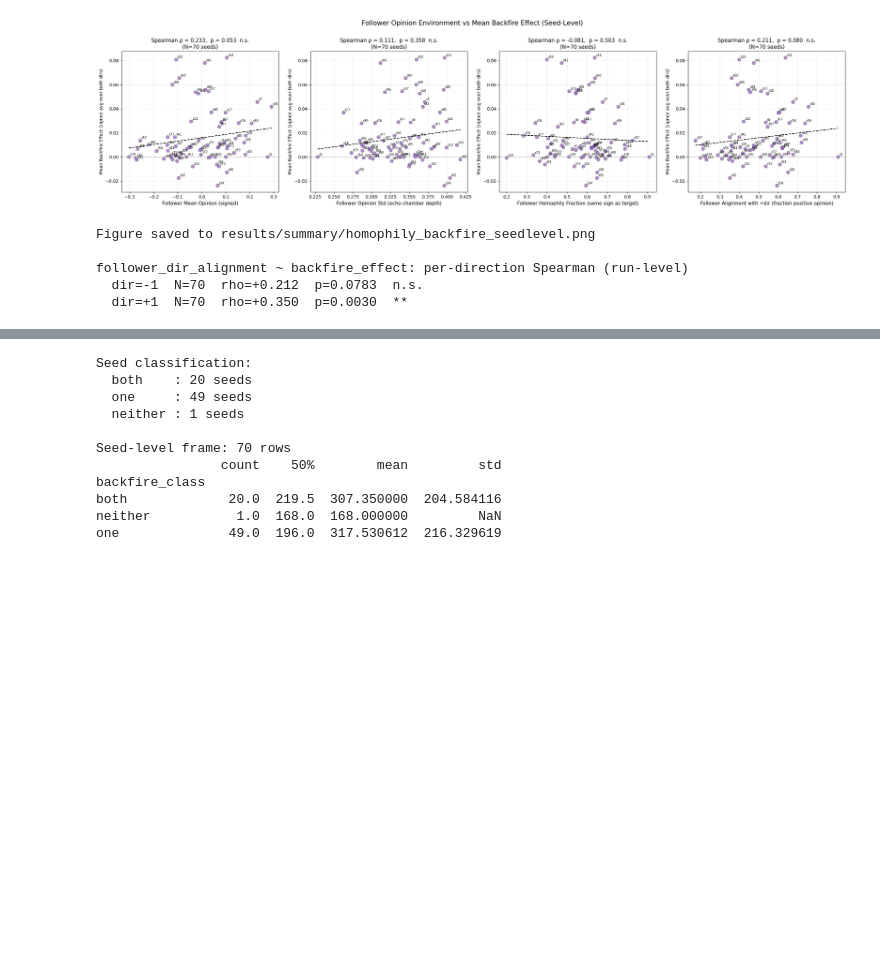
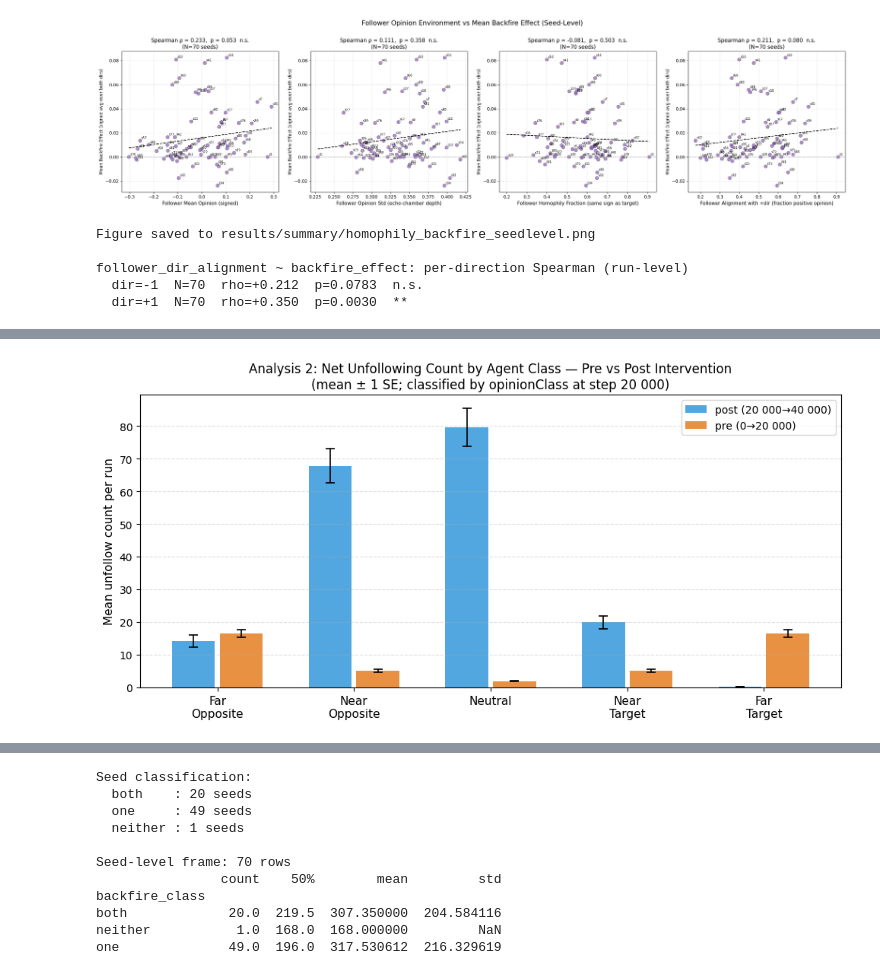
Before and after one commit to tooooomoya/manipulation-backfire-model, a Jupyter notebook: structural-backfire-analysis.ipynb, the cells around one changed output, grey strips where cells are left out. Saved outputs shown, nothing was run; the diff lists cells and outputs as text; code cells hidden in the pictures; blank space fills up the shorter version.

```diff
--- a/structural-backfire-analysis.ipynb
+++ b/structural-backfire-analysis.ipynb
@@ -567,0 +744,95 @@ follower_dir_alignment ~ backfire_effect: per-direction Spearman (run-level)
+# %%
+# ---------------------------------------------------------------------------
+# Analysis 2: Net unfollowing count by class
+#   pre  = agents who followed at step 0 but NOT at step 20 000
+#   post = agents who followed at step 20 000 but NOT at step 40 000
+# Comparison windows (0-20 000 vs 20 000-40 000) are equal-length for fair
+# comparison.  Unfollowers are classified by their opinionClass at step 20 000
+# (the last pre-intervention snapshot) mapped to direction-relative groups.
+# ---------------------------------------------------------------------------
+unfollow_records = []
+print('Analysis 2: collecting unfollow counts ...')
+
+for run_dir in run_dirs:
+    dirname = os.path.basename(run_dir)
+    m = re.match(r'run_(\d+)_dir_([+-]?\d+\.?\d*)', dirname)
+    if not m: continue
+    seed, target_sign = int(m.group(1)), float(m.group(2))
+    if seed not in set(SEEDS): continue
+
+    fp_20k = _gexf_path(run_dir, 20000)
+    if not fp_20k: continue
+    G_20k, target_ids, agents_20k = _parse_gexf_full(fp_20k)
+    if not target_ids or G_20k is None: continue
+    tid = target_ids[0]
+
+    def _cls(nid):
+        oc = agents_20k.get(nid, {}).get('opinionclass', -1)
+        return _POS_MAP[target_sign].get(oc, 'unknown') if oc in range(5) else 'unknown'
+
+    fol_20k = set(G_20k.predecessors(tid)) if tid in G_20k else set()
+
+    fp_0 = _gexf_path(run_dir, 0)
+    fol_0 = set()
+    if fp_0:
+        G_0, _, _ = _parse_gexf_full(fp_0)
+        if G_0 is not None and tid in G_0:
+            fol_0 = set(G_0.predecessors(tid))
+
+    fp_40k = _gexf_path(run_dir, 40000)
+    fol_40k = set()
+    if fp_40k:
+        G_40k, _, _ = _parse_gexf_full(fp_40k)
+        if G_40k is not None and tid in G_40k:
+            fol_40k = set(G_40k.predecessors(tid))
+
+    for window, unfol in [('pre (0→20 000)',        fol_0   - fol_20k),
+                           ('post (20 000→40 000)',  fol_20k - fol_40k)]:
+        counts = {g: 0 for g in GROUP_ORDER}
+        for nid in unfol:
+            grp = _cls(nid)
+            if grp in counts:
+                counts[grp] += 1
+        for grp in GROUP_ORDER:
+            unfollow_records.append({
+                'seed': seed, 'target_sign': target_sign,
+                'window': window, 'relative_group': grp, 'count': counts[grp],
+            })
+
+df_unfollow = pd.DataFrame(unfollow_records)
+_gb_uf = df_unfollow.groupby(['window', 'relative_group'])['count']
+pivot_uf    = _gb_uf.mean().unstack('relative_group')[GROUP_ORDER]
+pivot_uf_se = _gb_uf.sem() .unstack('relative_group')[GROUP_ORDER]
+
+_ekw = dict(elinewidth=1.2, ecolor='k', capthick=1.2)
+x = np.arange(len(GROUP_ORDER))
+windows_uf = list(pivot_uf.index)
+width = 0.7 / len(windows_uf)
+colors_uf = ['#3498db', '#e67e22']
+
+fig, ax = plt.subplots(figsize=(10, 5))
+for wi, (win, color) in enumerate(zip(windows_uf, colors_uf)):
+    offset = (wi - (len(windows_uf) - 1) / 2) * width
+    ax.bar(x + offset, pivot_uf.loc[win].values, width * 0.9,
+           yerr=pivot_uf_se.loc[win].values, capsize=4, error_kw=_ekw,
+           label=win, color=color, alpha=0.85)
+ax.set_xticks(x)
+ax.set_xticklabels(GROUP_LABELS, fontsize=11)
+ax.set_ylabel('Mean unfollow count per run', fontsize=11)
+ax.set_title(
+    'Analysis 2: Net Unfollowing Count by Agent Class — Pre vs Post Intervention\n'
+    '(mean \u00b1 1 SE; classified by opinionClass at step 20 000)',
+    fontsize=12)
+ax.legend(fontsize=10)
+ax.grid(axis='y', linestyle='--', alpha=0.4)
+plt.tight_layout()
+plt.savefig(os.path.join(RESULTS_DIR, 'summary', 'unfollow_count_by_class.png'),
+            dpi=300, bbox_inches='tight')
+plt.show()
+print('Saved: results/summary/unfollow_count_by_class.png')
+print('\nMean \u00b1 SE of unfollow count per run by group and window:')
+for win in windows_uf:
+    print(f'\n  {win}:')
+    for grp in GROUP_ORDER:
+        print(f'    {grp:16s}  mean={pivot_uf.loc[win, grp]:.2f}  SE={pivot_uf_se.loc[win, grp]:.2f}')
+# %% [output]
@@ -567,0 +840 @@ follower_dir_alignment ~ backfire_effect: per-direction Spearman (run-level)
+[figure, added]
```
Also changed, not shown: parts of 7 cells of this notebook, 14 other files.
